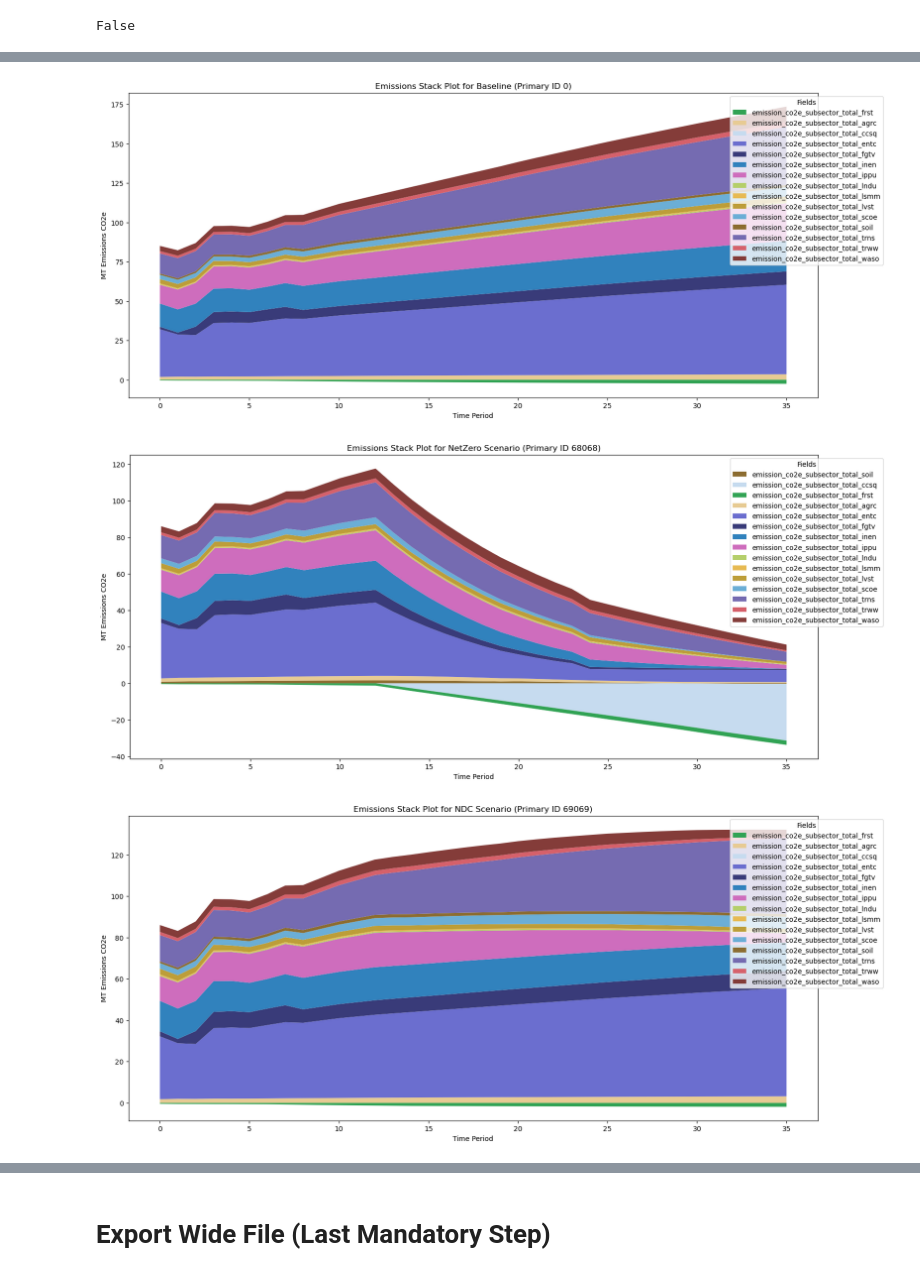
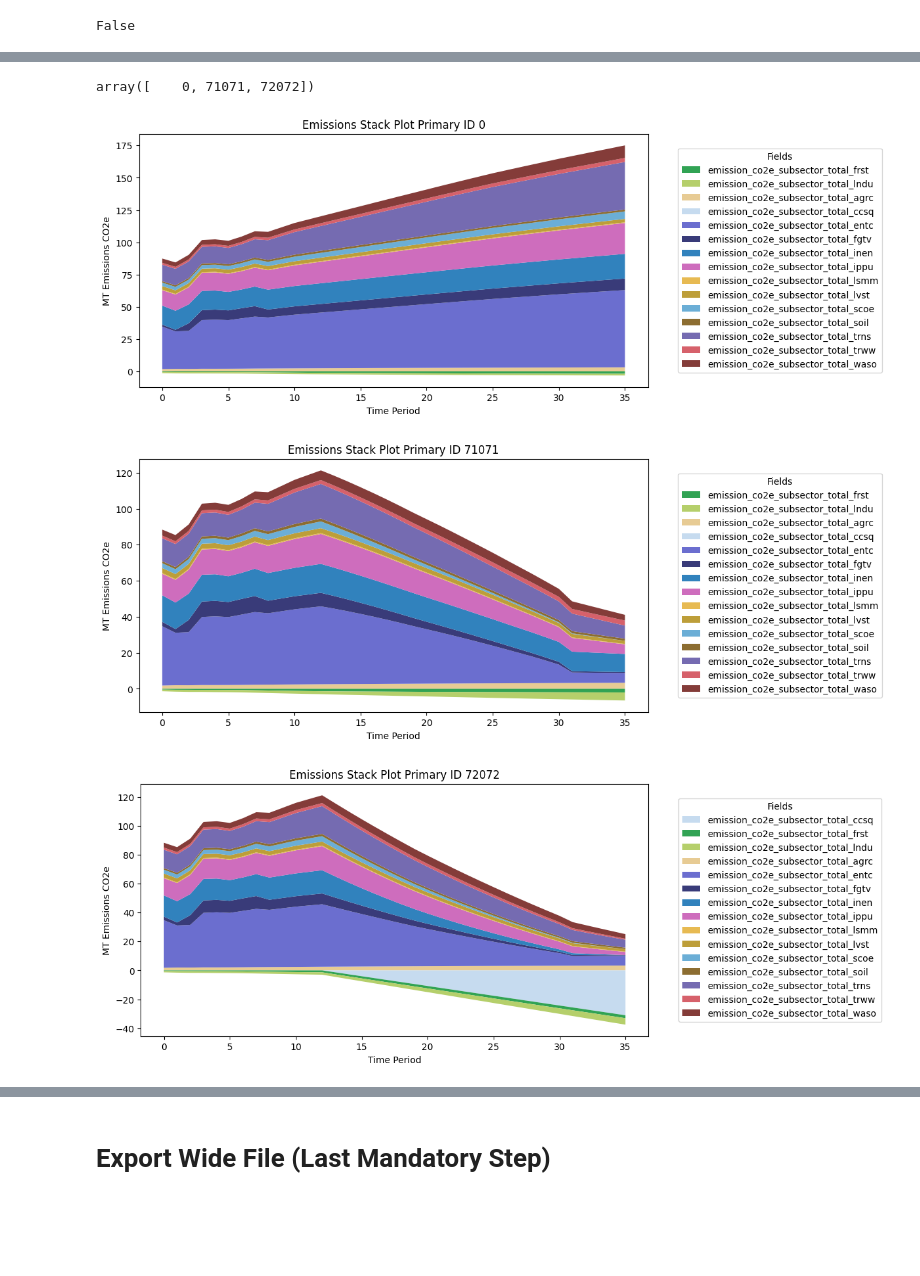
Before and after one commit to fabian-fuentes/SSP_Libya_profile, a Jupyter notebook: ssp_modeling/notebooks/Libya_manager_wb.ipynb, the cells around one changed output, grey strips where cells are left out. Cells and saved outputs as stored; diff of their text form; code cells hidden in the pictures; blank space fills up the shorter version.

```diff
--- a/ssp_modeling/notebooks/Libya_manager_wb.ipynb
+++ b/ssp_modeling/notebooks/Libya_manager_wb.ipynb
@@ -322,10 +329,10 @@ import sisepuede as si
 ssp = si.SISEPUEDE(
     "calibrated",
     db_type = "csv",
-    #id_str = f"sisepuede_run_2025-07-28T12:30:52.790396",
+    # id_str = f"sisepuede_run_2024-11-04T09:23:26.721580",
     initialize_as_dummy = not(energy_model_flag), # no connection to Julia is initialized if set to True
     regions = [country_name],
     strategies = strategies,
-    try_exogenous_xl_types_in_variable_specification = True,
+    #try_exogenous_xl_types_in_variable_specification = True,
 )
 # %% [output]
@@ -480,9 +478,9 @@ def plot_field_stack(
     dict_format,
     time_col="time_period",
     primary_id=0,
-    figsize=(18, 8),
-    legend_loc='upper right',
-    legend_bbox=(1.1, 1),
+    figsize=(10, 5),
+    legend_loc='center left',
+    legend_bbox=(1.05, 0.5),
     ylabel="MT Emissions CO2e",
     xlabel="Time Period",
     title=None,
@@ -529,36 +527,24 @@ dict_format = dict(
     (k, {"color": v}) for (k, v) in
     matt.get_subsector_color_map().items()
 )
-# %%
-# Plot the emissions stack for the primary_id 0 (which is the baseline)
-plot_field_stack(
-    df_out,
-    subsector_emission_fields,
-    dict_format,
-    primary_id=0,
-    title="Emissions Stack Plot for Baseline (Primary ID 0)"
-)
-# %% [output]
-[figure, removed]
-# %%
-# Plot the emissions stack for the primary_id 68068
-plot_field_stack(
-    df_out,
-    subsector_emission_fields,
-    dict_format,
-    primary_id=68068,
-    title="Emissions Stack Plot for NetZero Scenario (Primary ID 68068)"
-)
-# %% [output]
-[figure, removed]
-# %%
-# Plot the emissions stack for the primary_id 69069
-plot_field_stack(
-    df_out,
-    subsector_emission_fields,
-    dict_format,
-    primary_id=69069,
-    title="Emissions Stack Plot for NDC Scenario (Primary ID 69069)"
-)
-# %% [output]
-[figure, removed]
+# %%
+run_primary_ids = df_out.primary_id.unique()
+run_primary_ids
+# %% [output]
+array([    0, 71071, 72072])
+# %%
+# Plot the emissions stack for the primary_id 0 (which is the baseline)
+
+for single_id in run_primary_ids:
+
+    plot_field_stack(
+        df_out,
+        subsector_emission_fields,
+        dict_format,
+        primary_id=single_id,
+        title=f"Emissions Stack Plot Primary ID {single_id}"
+    )
+# %% [output]
+[figure, added]
+[figure, added]
+[figure, added]
```
Also changed, not shown: parts of 37 cells of this notebook, 31 other files.
